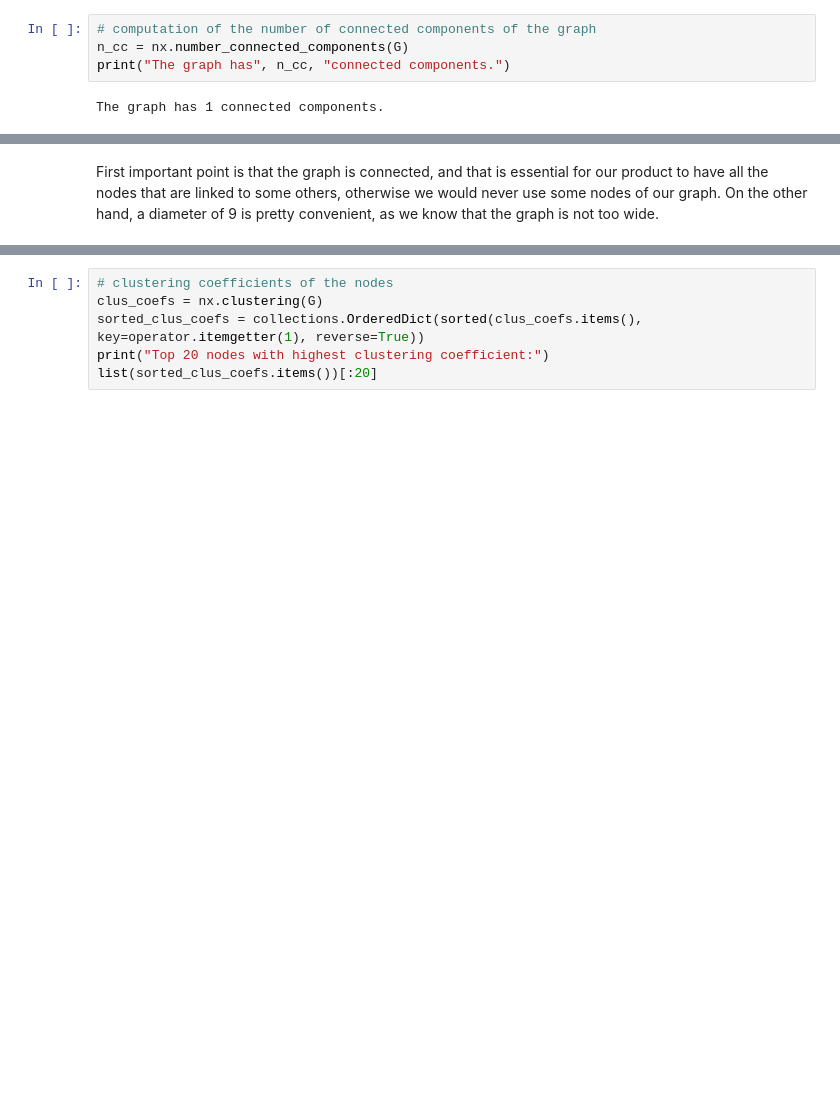
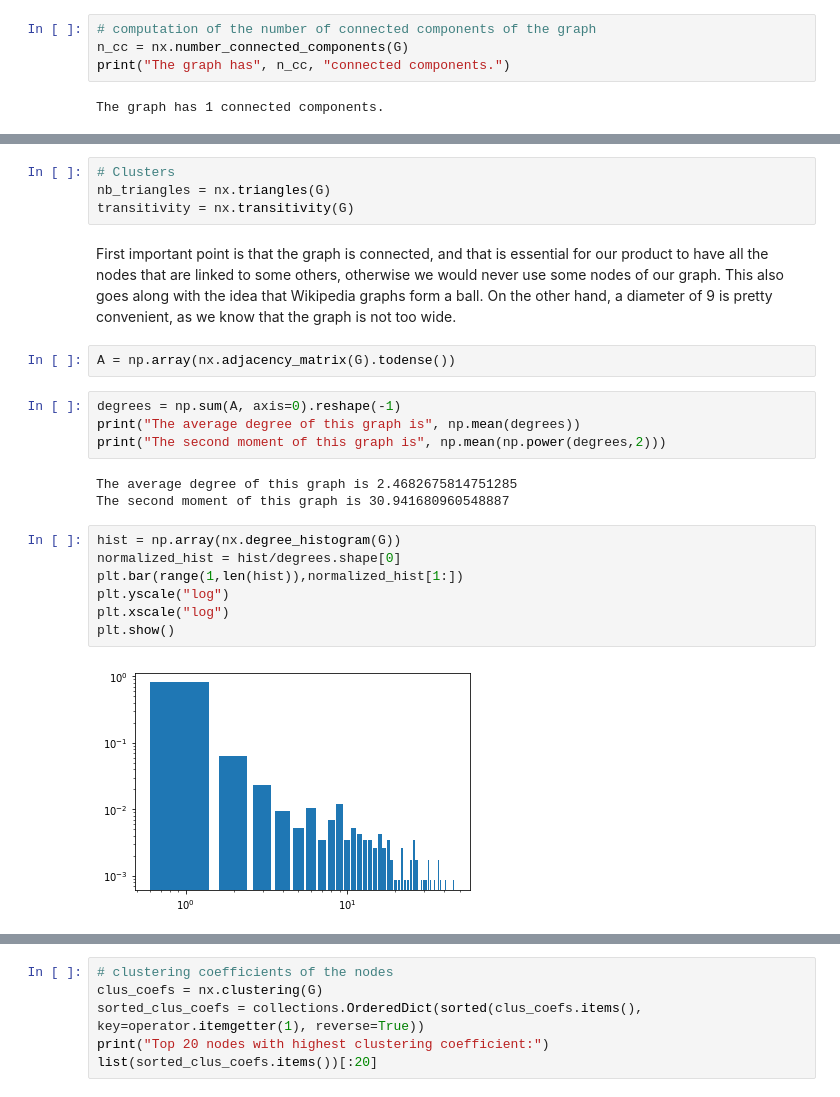
Before and after one commit to FredBaos/Ntds_project_team02, a Jupyter notebook: Exploration.ipynb, the cells around one changed output, grey strips where cells are left out. Drawn from its saved outputs; the diff is of its cells as text; blank space fills up the shorter version.

```diff
--- a/Exploration.ipynb
+++ b/Exploration.ipynb
@@ -68,5 +72,27 @@ diam = nx.diameter(G)
 print("The graph has a diameter of", diam, ".")
 # %% [output]
 The graph has a diameter of 9 .
+# %%
+# Clusters
+nb_triangles = nx.triangles(G)
+transitivity = nx.transitivity(G)
 # %% [markdown]
-First important point is that the graph is connected, and that is essential for our product to have all the nodes that are linked to some others, otherwise we would never use some nodes of our graph. On the other hand, a diameter of 9 is pretty convenient, as we know that the graph is not too wide.
+First important point is that the graph is connected, and that is essential for our product to have all the nodes that are linked to some others, otherwise we would never use some nodes of our graph. This also goes along with the idea that Wikipedia graphs form a ball. On the other hand, a diameter of 9 is pretty convenient, as we know that the graph is not too wide.
+# %%
+A = np.array(nx.adjacency_matrix(G).todense())
+# %%
+degrees = np.sum(A, axis=0).reshape(-1)
+print("The average degree of this graph is", np.mean(degrees))
+print("The second moment of this graph is", np.mean(np.power(degrees,2)))
+# %% [output]
+The average degree of this graph is 2.4682675814751285
+The second moment of this graph is 30.941680960548887
+# %%
+hist = np.array(nx.degree_histogram(G))
+normalized_hist = hist/degrees.shape[0]
+plt.bar(range(1,len(hist)),normalized_hist[1:])
+plt.yscale("log")
+plt.xscale("log")
+plt.show()
+# %% [output]
+[figure, added]
```
Also changed, not shown: parts of 26 cells of this notebook.
